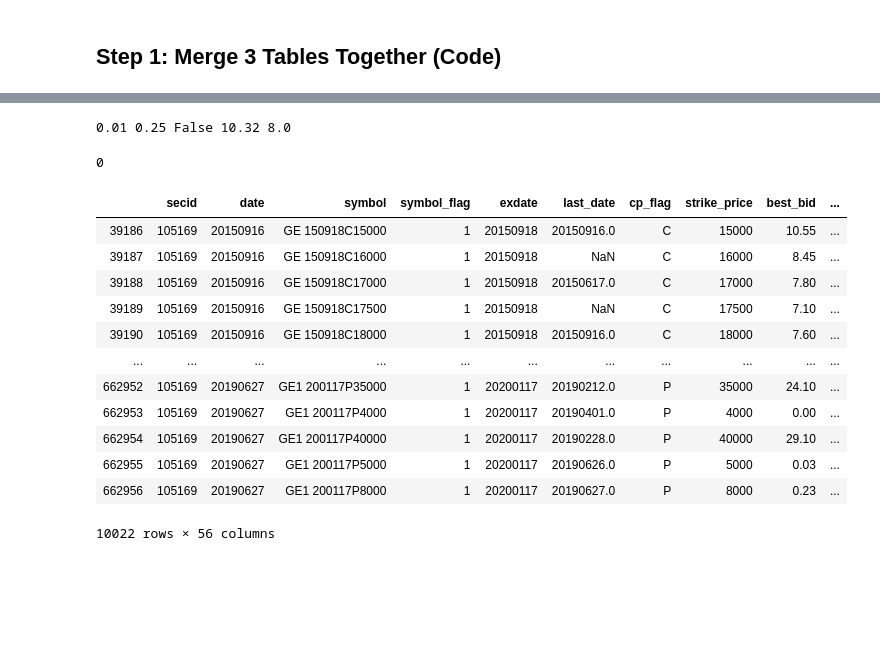
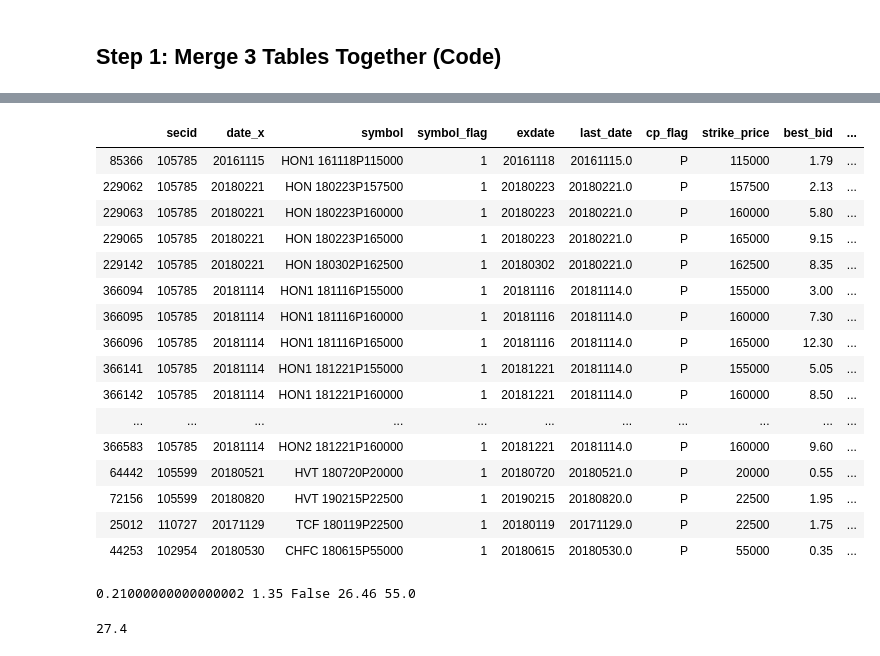
Before and after one commit to joshuap2613/Div_Arb, a Jupyter notebook: Straight_Arb_Main.ipynb, the cells around one changed output, grey strips where cells are left out. Cells and saved outputs as stored; diff of their text form; code cells hidden in the pictures; blank space fills up the shorter version.

```diff
--- a/Straight_Arb_Main.ipynb
+++ b/Straight_Arb_Main.ipynb
@@ -121,2 +121,0 @@ result = merge_day_before('GE')
-# %%
-filtered = result[result.exOrEffDate.notnull()]
@@ -218,0 +138,29 @@ datetime.datetime(2015, 6, 30, 0, 0)
+# %%
+def get_arb(ticker):
+    try:
+        df = merge_before(ticker,1)
+        filtered = df[df.exOrEffDate.notnull()]
+        filtered['ARB'] = filtered.apply(lambda row: calculate_arb(row), axis=1)
+        filtered['PNL'] = filtered.apply(lambda row: percent_arb(row), axis=1)
+        return filtered[filtered['ARB'] > 0]
+    except:
+        print("Incomplete Data for {}".format(ticker))
+        return 0
+# %%
+%%capture --no-stdout
+
+arbs = get_arb("IBM")
+for ticker in stonks.TICKER.unique()[:200]:
+    print(ticker)
+    #ticker_arb = get_arb(ticker)
+    try:
+        data = get_arb(ticker)
+        """
+        if not data.empty:
+            print(data)
+            break
+        """
+        arbs = pd.concat([arbs, data])
+    except:
+        pass
+    #print(get_arb(ticker))
@@ -219,21 +185,27 @@ datetime.datetime(2015, 6, 30, 0, 0)
+# %%
+temp = arbs[arbs["volume"] > 0]
+# %%
+temp
+# %% [output]
+|  | secid | date_x | symbol | symbol_flag | exdate | last_date | cp_flag | strike_price | best_bid | ... |
+| 85366 | 105785 | 20161115 | HON1 161118P115000 | 1 | 20161118 | 20161115.0 | P | 115000 | 1.79 | ... |
+| 229062 | 105785 | 20180221 | HON 180223P157500 | 1 | 20180223 | 20180221.0 | P | 157500 | 2.13 | ... |
+| 229063 | 105785 | 20180221 | HON 180223P160000 | 1 | 20180223 | 20180221.0 | P | 160000 | 5.80 | ... |
+| 229065 | 105785 | 20180221 | HON 180223P165000 | 1 | 20180223 | 20180221.0 | P | 165000 | 9.15 | ... |
+| 229142 | 105785 | 20180221 | HON 180302P162500 | 1 | 20180302 | 20180221.0 | P | 162500 | 8.35 | ... |
+| 366094 | 105785 | 20181114 | HON1 181116P155000 | 1 | 20181116 | 20181114.0 | P | 155000 | 3.00 | ... |
+| 366095 | 105785 | 20181114 | HON1 181116P160000 | 1 | 20181116 | 20181114.0 | P | 160000 | 7.30 | ... |
+| 366096 | 105785 | 20181114 | HON1 181116P165000 | 1 | 20181116 | 20181114.0 | P | 165000 | 12.30 | ... |
+| 366141 | 105785 | 20181114 | HON1 181221P155000 | 1 | 20181221 | 20181114.0 | P | 155000 | 5.05 | ... |
+| 366142 | 105785 | 20181114 | HON1 181221P160000 | 1 | 20181221 | 20181114.0 | P | 160000 | 8.50 | ... |
+| ... | ... | ... | ... | ... | ... | ... | ... | ... | ... | ... |
+| 366583 | 105785 | 20181114 | HON2 181221P160000 | 1 | 20181221 | 20181114.0 | P | 160000 | 9.60 | ... |
+| 64442 | 105599 | 20180521 | HVT 180720P20000 | 1 | 20180720 | 20180521.0 | P | 20000 | 0.55 | ... |
+| 72156 | 105599 | 20180820 | HVT 190215P22500 | 1 | 20190215 | 20180820.0 | P | 22500 | 1.95 | ... |
+| 25012 | 110727 | 20171129 | TCF 180119P22500 | 1 | 20180119 | 20171129.0 | P | 22500 | 1.75 | ... |
+| 44253 | 102954 | 20180530 | CHFC 180615P55000 | 1 | 20180615 | 20180530.0 | P | 55000 | 0.35 | ... |
 # %%
-calculate_arb(filtered.iloc[-1])
+calculate_arb(temp.iloc[-1])
 # %% [output]
-0.01 0.25 False 10.32 8.0
+0.21000000000000002 1.35 False 26.46 55.0
-0
+27.4
-# %%
-filtered
-# %% [output]
-|  | secid | date | symbol | symbol_flag | exdate | last_date | cp_flag | strike_price | best_bid | ... |
-| 39186 | 105169 | 20150916 | GE 150918C15000 | 1 | 20150918 | 20150916.0 | C | 15000 | 10.55 | ... |
-| 39187 | 105169 | 20150916 | GE 150918C16000 | 1 | 20150918 | NaN | C | 16000 | 8.45 | ... |
-| 39188 | 105169 | 20150916 | GE 150918C17000 | 1 | 20150918 | 20150617.0 | C | 17000 | 7.80 | ... |
-| 39189 | 105169 | 20150916 | GE 150918C17500 | 1 | 20150918 | NaN | C | 17500 | 7.10 | ... |
-| 39190 | 105169 | 20150916 | GE 150918C18000 | 1 | 20150918 | 20150916.0 | C | 18000 | 7.60 | ... |
-| ... | ... | ... | ... | ... | ... | ... | ... | ... | ... | ... |
-| 662952 | 105169 | 20190627 | GE1 200117P35000 | 1 | 20200117 | 20190212.0 | P | 35000 | 24.10 | ... |
-| 662953 | 105169 | 20190627 | GE1 200117P4000 | 1 | 20200117 | 20190401.0 | P | 4000 | 0.00 | ... |
-| 662954 | 105169 | 20190627 | GE1 200117P40000 | 1 | 20200117 | 20190228.0 | P | 40000 | 29.10 | ... |
-| 662955 | 105169 | 20190627 | GE1 200117P5000 | 1 | 20200117 | 20190626.0 | P | 5000 | 0.03 | ... |
-| 662956 | 105169 | 20190627 | GE1 200117P8000 | 1 | 20200117 | 20190627.0 | P | 8000 | 0.23 | ... |
-10022 rows × 56 columns
```
Also changed, not shown: parts of 21 cells of this notebook.
